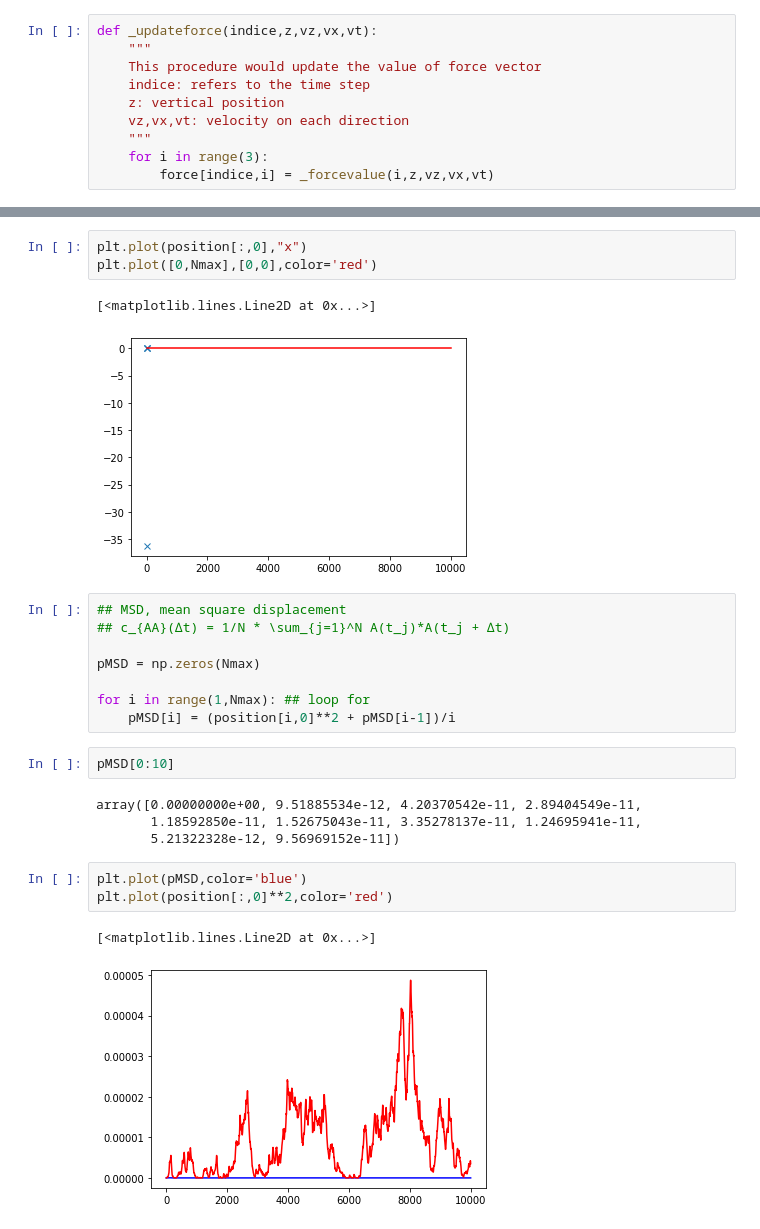
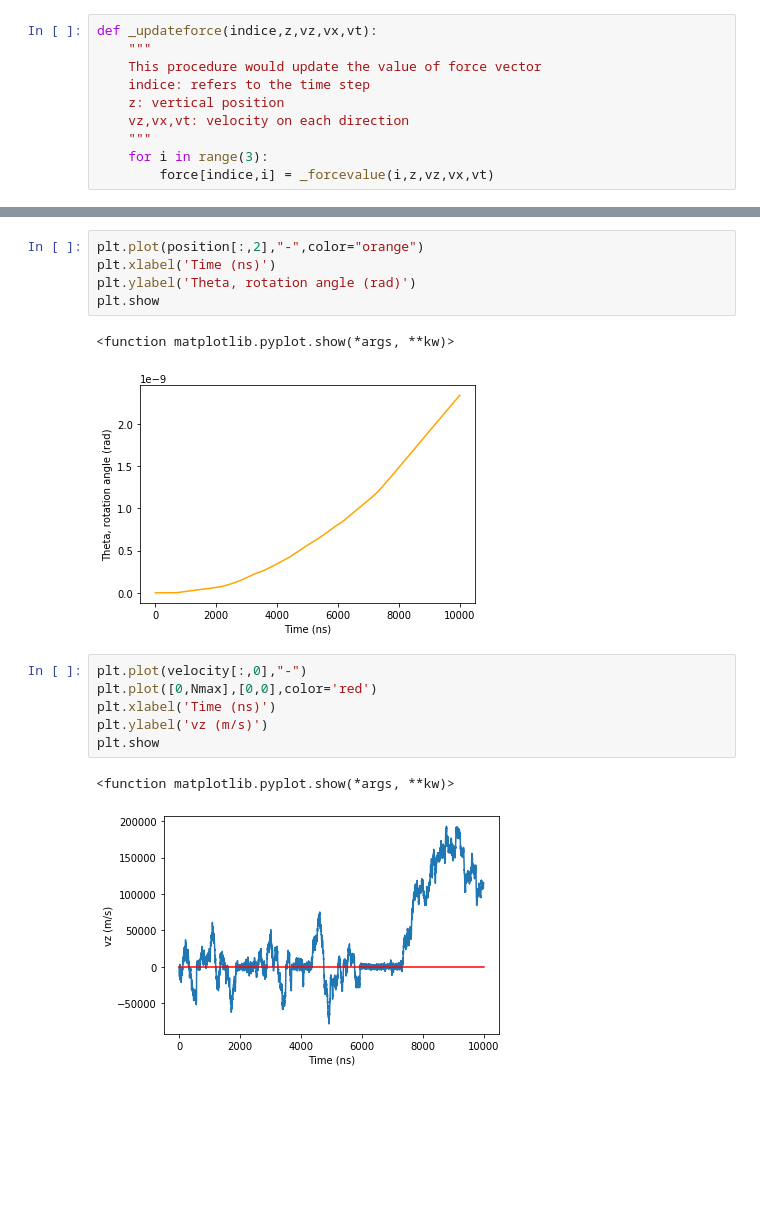
Before and after one commit to yiliny/BEHD_LOMA, a Jupyter notebook: PYTHON/Langevin3D_YYE.ipynb, the cells around one changed output, grey strips where cells are left out. Drawn from its saved outputs; the diff is of its cells as text; blank space fills up the shorter version.

```diff
--- a/PYTHON/Langevin3D_YYE.ipynb
+++ b/PYTHON/Langevin3D_YYE.ipynb
@@ -340,27 +412,18 @@ print(position[1000,:])
+# %%
+plt.plot(position[:,2],"-",color="orange")
+plt.xlabel('Time (ns)')
+plt.ylabel('Theta, rotation angle (rad)')
+plt.show
+# %% [output]
+<function matplotlib.pyplot.show(*args, **kw)>
+[figure, added]
 # %%
-plt.plot(position[:,0],"x")
+plt.plot(velocity[:,0],"-")
 plt.plot([0,Nmax],[0,0],color='red')
+plt.xlabel('Time (ns)')
+plt.ylabel('vz (m/s)')
+plt.show
 # %% [output]
-[<matplotlib.lines.Line2D at 0x...>]
+<function matplotlib.pyplot.show(*args, **kw)>
-[figure, old version]
+[figure, new version]
-# %%
-## MSD, mean square displacement
-## c_{AA}(∆t) = 1/N * \sum_{j=1}^N A(t_j)*A(t_j + ∆t)
-
-pMSD = np.zeros(Nmax)
-
-for i in range(1,Nmax): ## loop for
-    pMSD[i] = (position[i,0]**2 + pMSD[i-1])/i
-# %%
-pMSD[0:10]
-# %% [output]
-array([0.00000000e+00, 9.51885534e-12, 4.20370542e-11, 2.89404549e-11,
-       1.18592850e-11, 1.52675043e-11, 3.35278137e-11, 1.24695941e-11,
-       5.21322328e-12, 9.56969152e-11])
-# %%
-plt.plot(pMSD,color='blue')
-plt.plot(position[:,0]**2,color='red')
-# %% [output]
-[<matplotlib.lines.Line2D at 0x...>]
-[figure, removed]
 # %%
```
Also changed, not shown: parts of 26 cells of this notebook.
